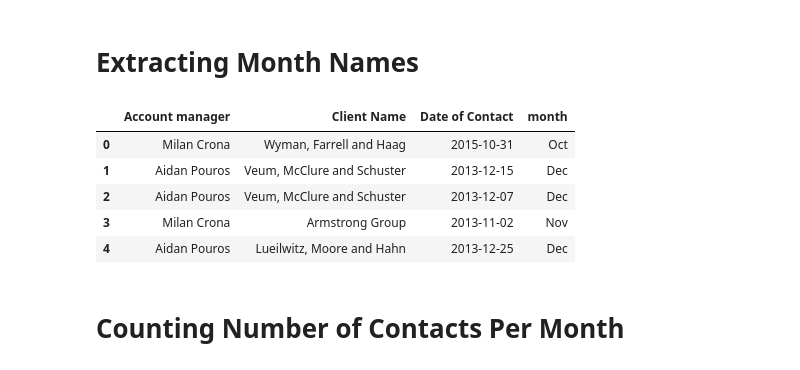
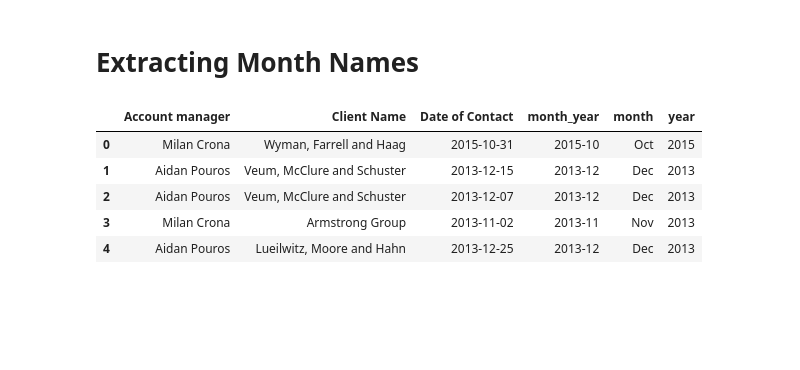
Before and after one commit to robertspeta/launch_month, a Jupyter notebook: contacts_analysis.ipynb, the cells around one changed output. Saved outputs shown, nothing was run; the diff lists cells and outputs as text; code cells hidden in the pictures; blank space fills up the shorter version.

```diff
--- a/contacts_analysis.ipynb
+++ b/contacts_analysis.ipynb
@@ -37,14 +23,16 @@ dtype: object
 # %% [markdown]
 # Extracting Month Names
 # %%
+data['month_year'] = pd.to_datetime(data['Date of Contact']).dt.to_period('M')
+
 data['month'] = pd.DatetimeIndex(data['Date of Contact']).month_name().str.slice(stop=3)
+
+data['year'] = pd.DatetimeIndex(data['Date of Contact']).year
 data.head()
 # %% [output]
-|  | Account manager | Client Name | Date of Contact | month |
-| 0 | Milan Crona | Wyman, Farrell and Haag | 2015-10-31 | Oct |
-| 1 | Aidan Pouros | Veum, McClure and Schuster | 2013-12-15 | Dec |
-| 2 | Aidan Pouros | Veum, McClure and Schuster | 2013-12-07 | Dec |
-| 3 | Milan Crona | Armstrong Group | 2013-11-02 | Nov |
-| 4 | Aidan Pouros | Lueilwitz, Moore and Hahn | 2013-12-25 | Dec |
+|  | Account manager | Client Name | Date of Contact | month_year | month | year |
+| 0 | Milan Crona | Wyman, Farrell and Haag | 2015-10-31 | 2015-10 | Oct | 2015 |
+| 1 | Aidan Pouros | Veum, McClure and Schuster | 2013-12-15 | 2013-12 | Dec | 2013 |
+| 2 | Aidan Pouros | Veum, McClure and Schuster | 2013-12-07 | 2013-12 | Dec | 2013 |
+| 3 | Milan Crona | Armstrong Group | 2013-11-02 | 2013-11 | Nov | 2013 |
+| 4 | Aidan Pouros | Lueilwitz, Moore and Hahn | 2013-12-25 | 2013-12 | Dec | 2013 |
-# %% [markdown]
-# Counting Number of Contacts Per Month
```
Also changed, not shown: parts of 25 cells of this notebook.
